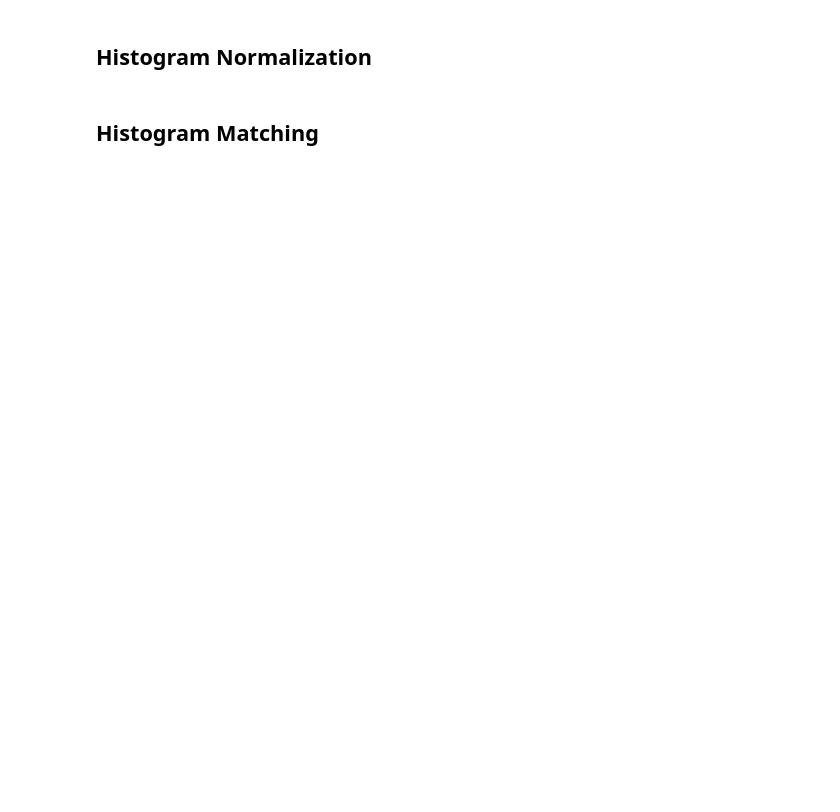
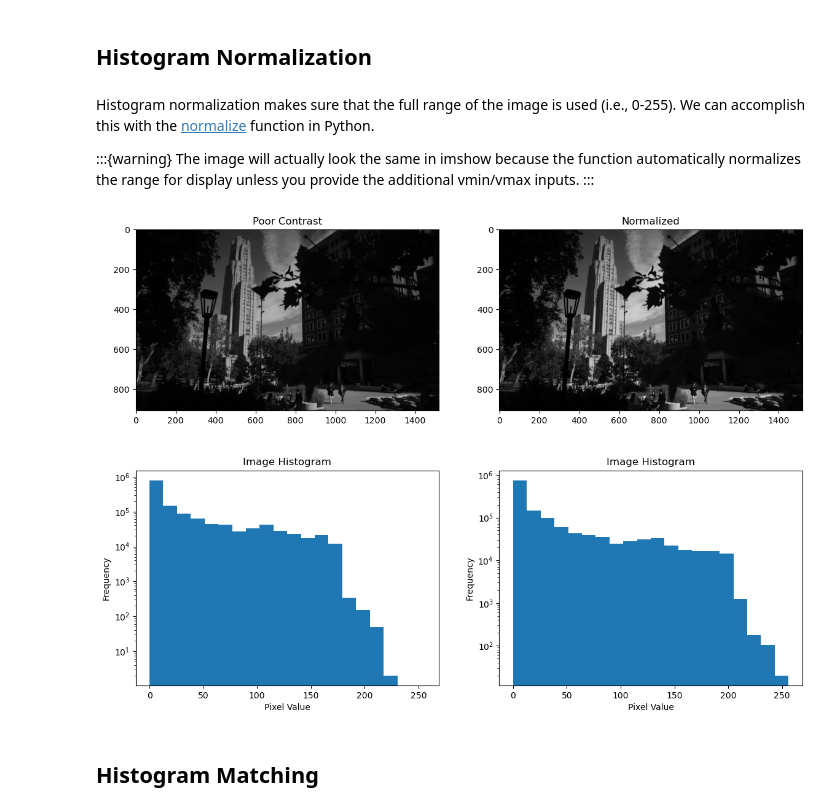
Before and after one commit to jacob-cunningham-ds/ece_2390, a Jupyter notebook: notes/03_lecture.ipynb, the cells around one changed output. Cells and saved outputs as stored; diff of their text form; code cells hidden in the pictures; blank space fills up the shorter version.

```diff
--- a/notes/03_lecture.ipynb
+++ b/notes/03_lecture.ipynb
@@ -129,4 +176,35 @@ plt.show()
 # %% [markdown]
 ## Histogram Normalization
+# %% [markdown]
+Histogram normalization makes sure that the full range of the image is used (i.e., 0-255). We can accomplish this with the [normalize](#card-normalize) function in Python.
+
+:::{warning}
+The image will actually look the same in imshow because the function automatically normalizes the range for display unless you provide the additional vmin/vmax inputs.
+:::
+# %%
+# normalize the image
+campus_img_norm = cv2.normalize(campus_img_gray, None, 0, 255, cv2.NORM_MINMAX)
+
+# show the images
+plt.figure(figsize=[14, 10])
+plt.subplot(221); plt.imshow(campus_img_gray, cmap='gray', vmin=0, vmax=255); plt.title('Poor Contrast')
+plt.subplot(222); plt.imshow(campus_img_norm, cmap='gray', vmin=0, vmax=255); plt.title('Normalized')
+
+plt.subplot(223)
+plt.hist(campus_img_gray.ravel(), 20, [0,256])
+plt.yscale('log')
+plt.xlabel('Pixel Value')
+plt.ylabel('Frequency')
+plt.title('Image Histogram')
+
+plt.subplot(224)
+plt.hist(campus_img_norm.ravel(), 20, [0,256])
+plt.yscale('log')
+plt.xlabel('Pixel Value')
+plt.ylabel('Frequency')
+plt.title('Image Histogram')
+plt.show()
+# %% [output]
+[figure, added]
 # %% [markdown]
 ## Histogram Matching
```
Also changed, not shown: parts of 5 cells of this notebook, 1 other file.
